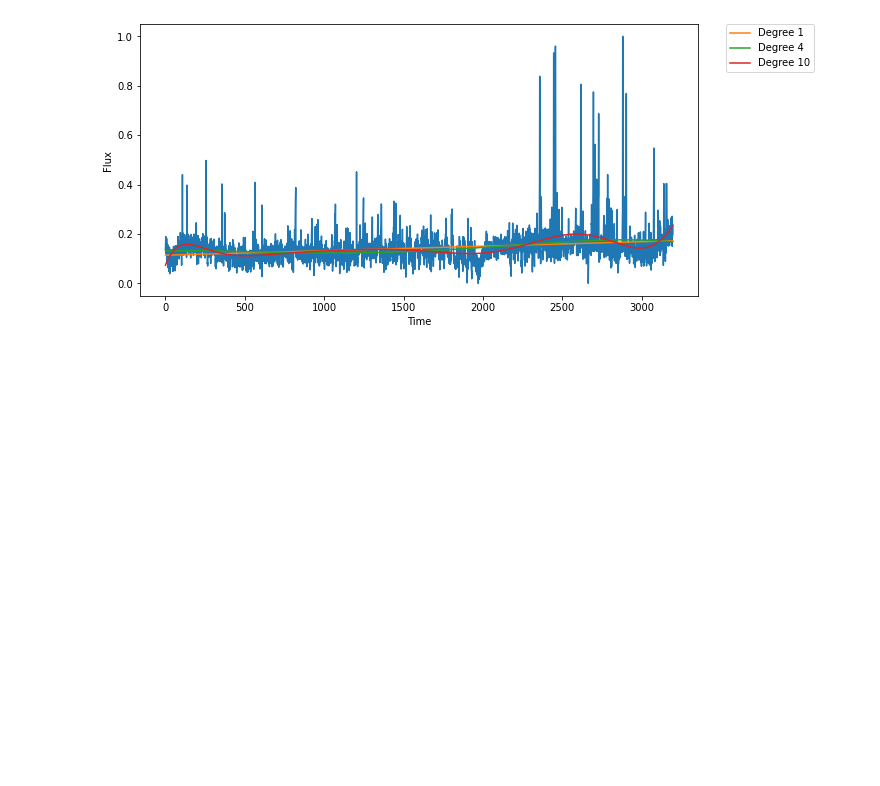
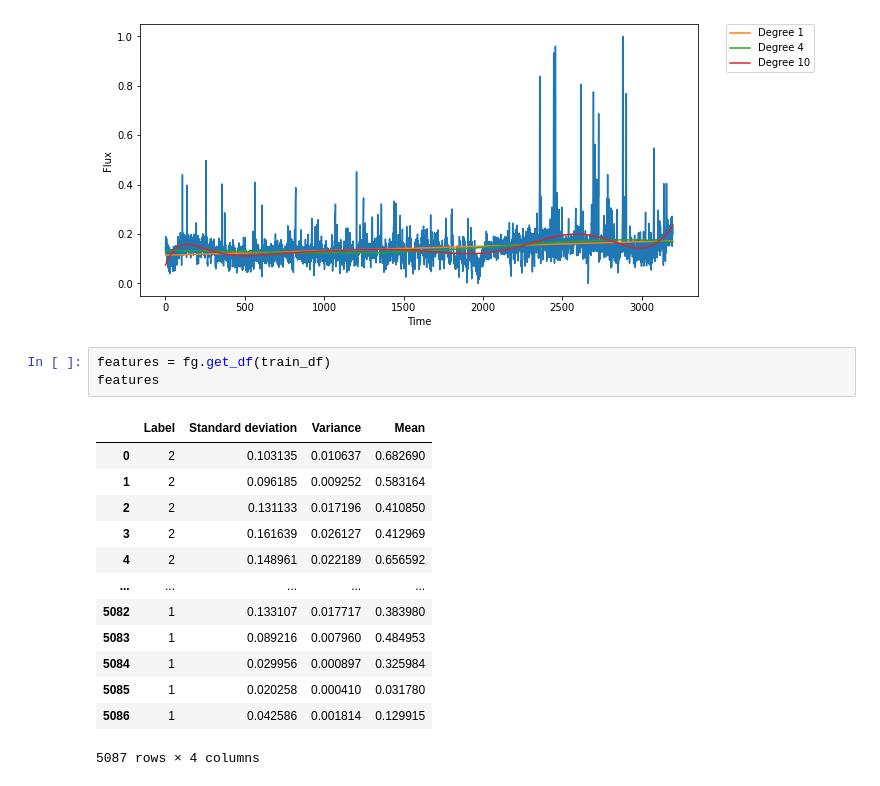
Before and after one commit to DZAlpha/ExoplanetHunting, a Jupyter notebook: exoplanets_hunting.ipynb, the cells around one changed output. Cells and saved outputs as stored; diff of their text form; blank space fills up the shorter version.

```diff
--- a/exoplanets_hunting.ipynb
+++ b/exoplanets_hunting.ipynb
@@ -49,3 +61,20 @@ plot_row(train_df, 2000)
 # %% [output]
 There's no exoplanet
 [figure]
+# %%
+features = fg.get_df(train_df)
+features
+# %% [output]
+|  | Label | Standard deviation | Variance | Mean |
+| 0 | 2 | 0.103135 | 0.010637 | 0.682690 |
+| 1 | 2 | 0.096185 | 0.009252 | 0.583164 |
+| 2 | 2 | 0.131133 | 0.017196 | 0.410850 |
+| 3 | 2 | 0.161639 | 0.026127 | 0.412969 |
+| 4 | 2 | 0.148961 | 0.022189 | 0.656592 |
+| ... | ... | ... | ... | ... |
+| 5082 | 1 | 0.133107 | 0.017717 | 0.383980 |
+| 5083 | 1 | 0.089216 | 0.007960 | 0.484953 |
+| 5084 | 1 | 0.029956 | 0.000897 | 0.325984 |
+| 5085 | 1 | 0.020258 | 0.000410 | 0.031780 |
+| 5086 | 1 | 0.042586 | 0.001814 | 0.129915 |
+5087 rows × 4 columns
```
Also changed, not shown: parts of 3 cells of this notebook, 3 other files.
